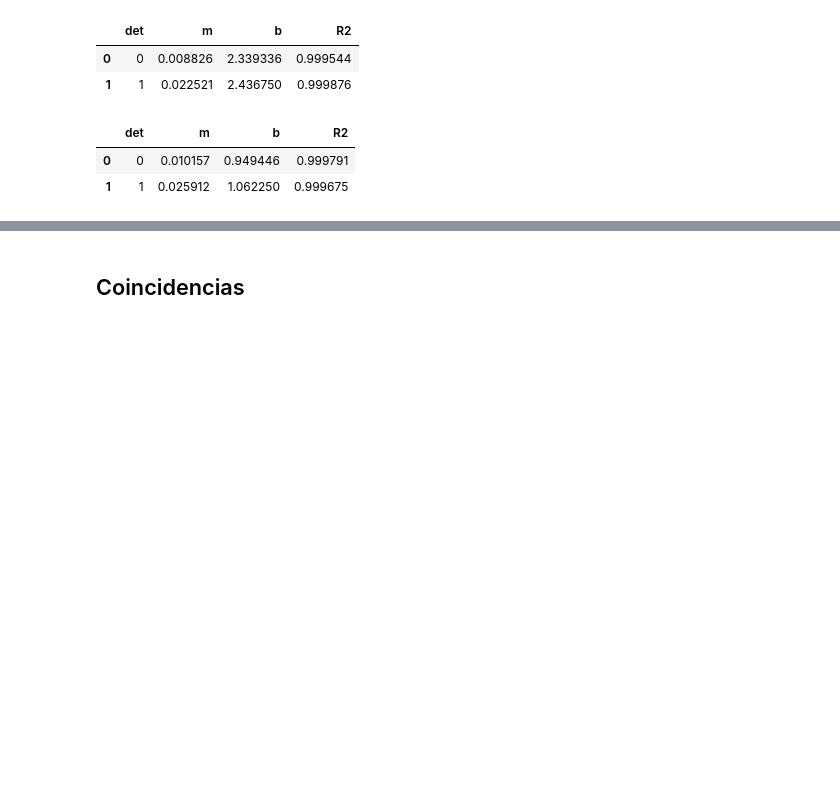
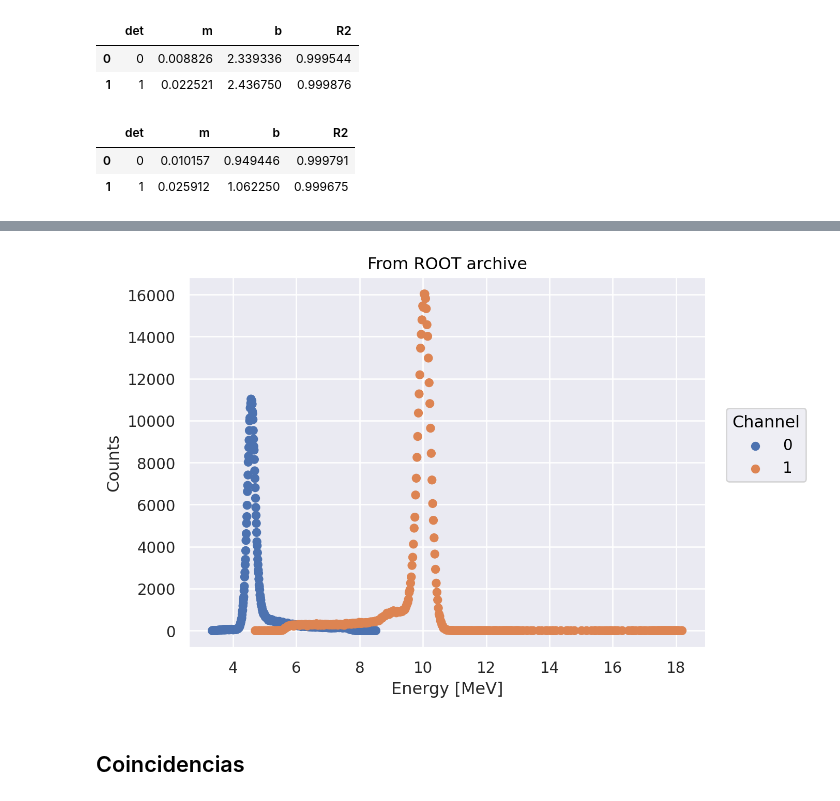
Before and after one commit to lexisantos/CAEN_dataprocess, a Jupyter notebook: analize_bin_root.ipynb, the cells around one changed output, grey strips where cells are left out. Cells and saved outputs as stored; diff of their text form; code cells hidden in the pictures; blank space fills up the shorter version.

```diff
--- a/analize_bin_root.ipynb
+++ b/analize_bin_root.ipynb
@@ -113,3 +106,11 @@ dfBIN = apply_calibration_en(dfBIN, df_coef_LISE, col = 'Energy_Ch', new = 'Ener
+# %%
+(
+    so.Plot(data = dfROOT_filt, x = 'Energy', y = 'Counts', color = dfROOT_filt.Channel.astype(str))
+    .add(so.Dot())
+    .label(x = 'Energy [MeV]', y = 'Counts', title = 'From ROOT archive')
+)
+# %% [output]
+[figure, added]
 # %% [markdown]
 ## Coincidencias
 # %%
```
Also changed, not shown: parts of 12 cells of this notebook.
